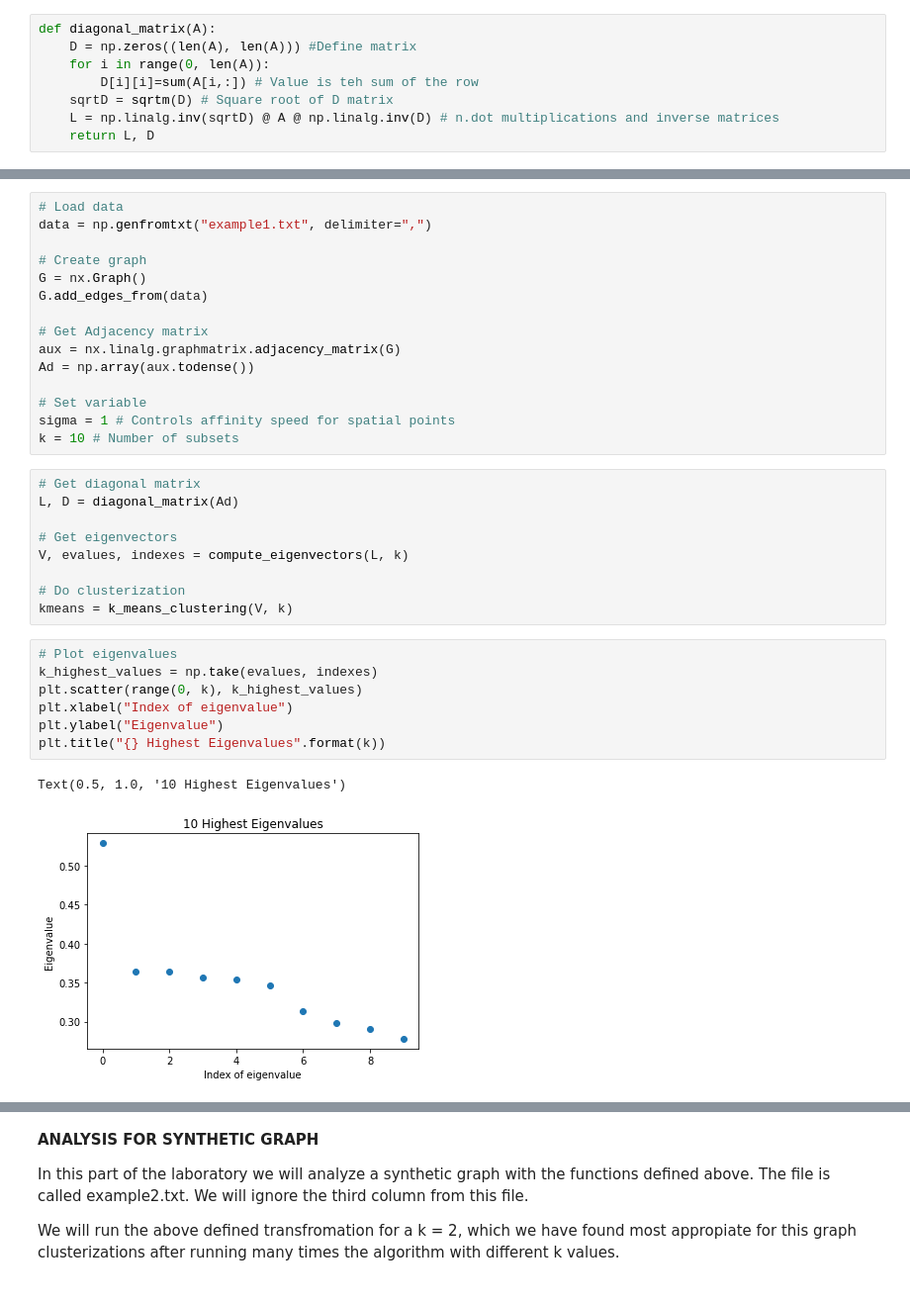
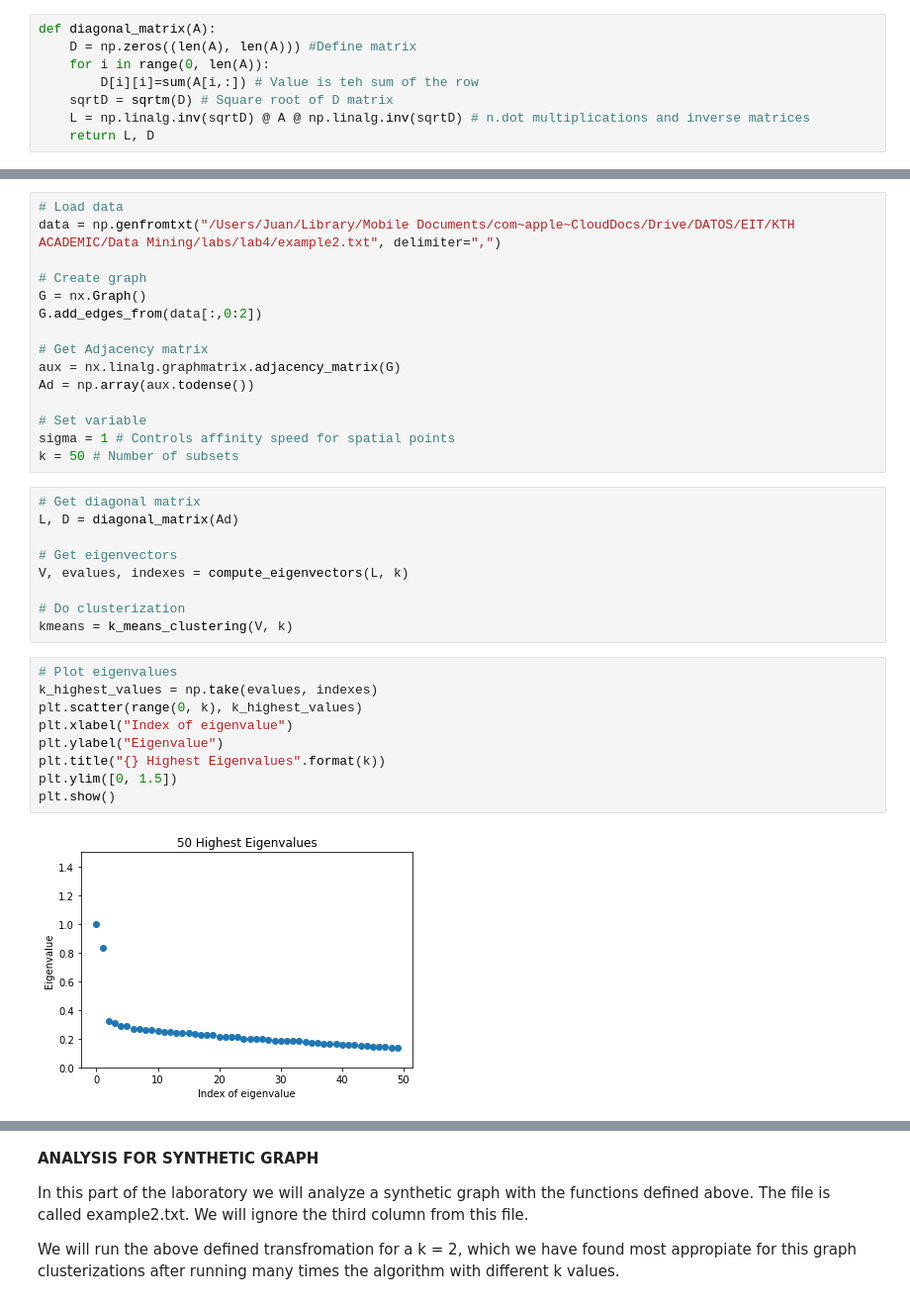
Before and after one commit to juanalvarez96/lab4-dm-KTH, a Jupyter notebook: notebook.ipynb, the cells around one changed output, grey strips where cells are left out. Shown at 99% size. Drawn from its saved outputs; the diff is of its cells as text.

```diff
--- a/notebook.ipynb
+++ b/notebook.ipynb
@@ -24,7 +24,7 @@ def diagonal_matrix(A):
     for i in range(0, len(A)):
         D[i][i]=sum(A[i,:]) # Value is teh sum of the row
     sqrtD = sqrtm(D) # Square root of D matrix
-    L = np.linalg.inv(sqrtD) @ A @ np.linalg.inv(D) # n.dot multiplications and inverse matrices
+    L = np.linalg.inv(sqrtD) @ A @ np.linalg.inv(sqrtD) # n.dot multiplications and inverse matrices
     return L, D
 # %%
 def compute_eigenvectors(L, k):
@@ -62,11 +62,11 @@ In this programme we will call the above-written transformations for a simple gr
 The predefined k is 10 for this case.
 # %%
 # Load data
-data = np.genfromtxt("example1.txt", delimiter=",")
+data = np.genfromtxt("/Users/Juan/Library/Mobile Documents/com~apple~CloudDocs/Drive/DATOS/EIT/KTH ACADEMIC/Data Mining/labs/lab4/example2.txt", delimiter=",")
 
 # Create graph
 G = nx.Graph()
-G.add_edges_from(data)
+G.add_edges_from(data[:,0:2])
 
 # Get Adjacency matrix
 aux = nx.linalg.graphmatrix.adjacency_matrix(G)
@@ -74,7 +74,7 @@ Ad = np.array(aux.todense())
 
 # Set variable
 sigma = 1 # Controls affinity speed for spatial points
-k = 10 # Number of subsets
+k = 50 # Number of subsets
 # %%
 # Get diagonal matrix
 L, D = diagonal_matrix(Ad)
@@ -87,13 +87,14 @@ kmeans = k_means_clustering(V, k)
 # %%
 # Plot eigenvalues
 k_highest_values = np.take(evalues, indexes)
 plt.scatter(range(0, k), k_highest_values)
 plt.xlabel("Index of eigenvalue")
 plt.ylabel("Eigenvalue")
 plt.title("{} Highest Eigenvalues".format(k))
+plt.ylim([0, 1.5])
+plt.show()
 # %% [output]
-Text(0.5, 1.0, '10 Highest Eigenvalues')
-[figure, old version]
+[figure, new version]
 # %%
 # Draw clustered graph
 n_clusters = k
```
Also changed, not shown: parts of 5 cells of this notebook, 3 other files.
